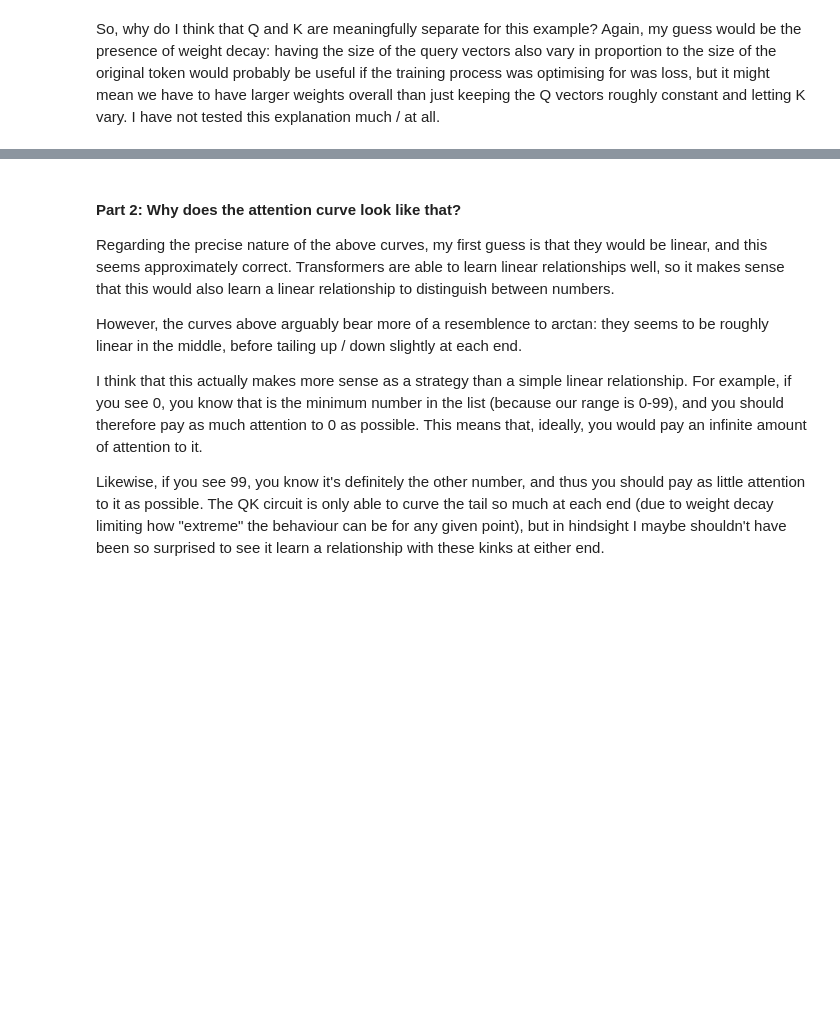
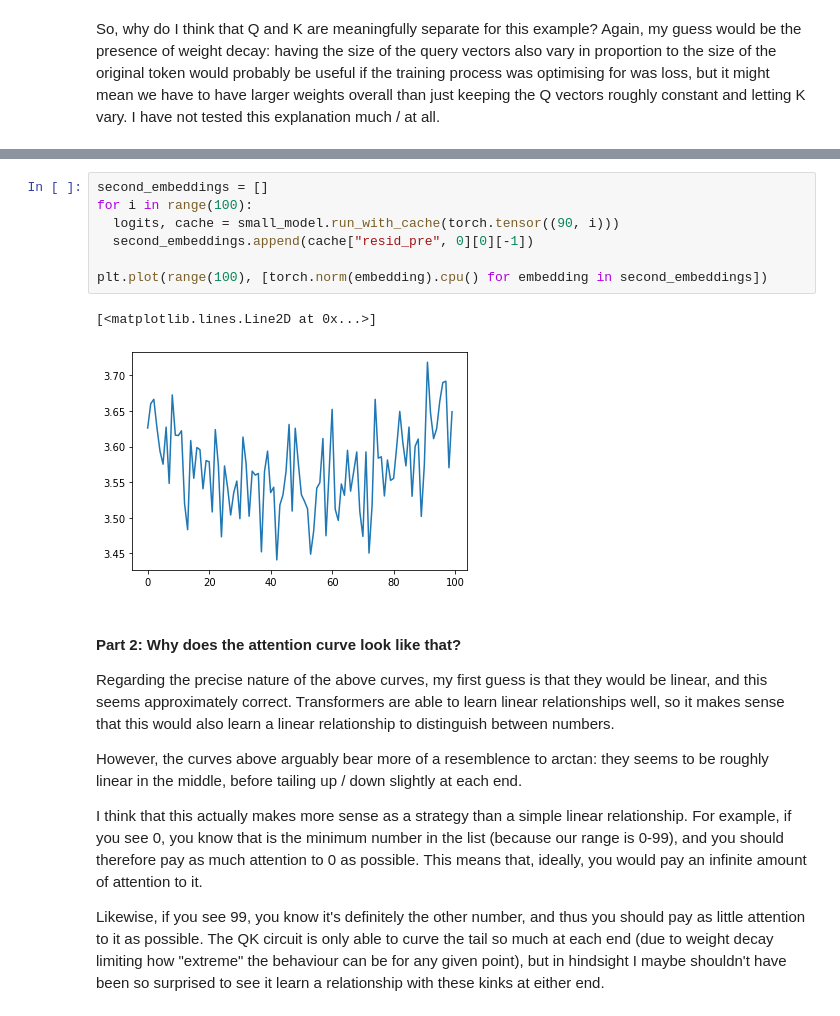
Before and after one commit to ojorgensen/min-list, a Jupyter notebook: min_list_final.ipynb, the cells around one changed output, grey strips where cells are left out. Saved outputs shown, nothing was run; the diff lists cells and outputs as text; blank space fills up the shorter version.

```diff
--- a/min_list_final.ipynb
+++ b/min_list_final.ipynb
@@ -552,3 +596,13 @@ So, why do I think that Q and K are meaningfully separate for this example? Agai
+# %%
+second_embeddings = []
+for i in range(100):
+  logits, cache = small_model.run_with_cache(torch.tensor((90, i)))
+  second_embeddings.append(cache["resid_pre", 0][0][-1])
+
+plt.plot(range(100), [torch.norm(embedding).cpu() for embedding in second_embeddings])
+# %% [output]
+[<matplotlib.lines.Line2D at 0x...>]
+[figure, added]
 # %% [markdown]
 
 #### Part 2: Why does the attention curve look like that?
```
Also changed, not shown: parts of 71 cells of this notebook, 1 other file.
